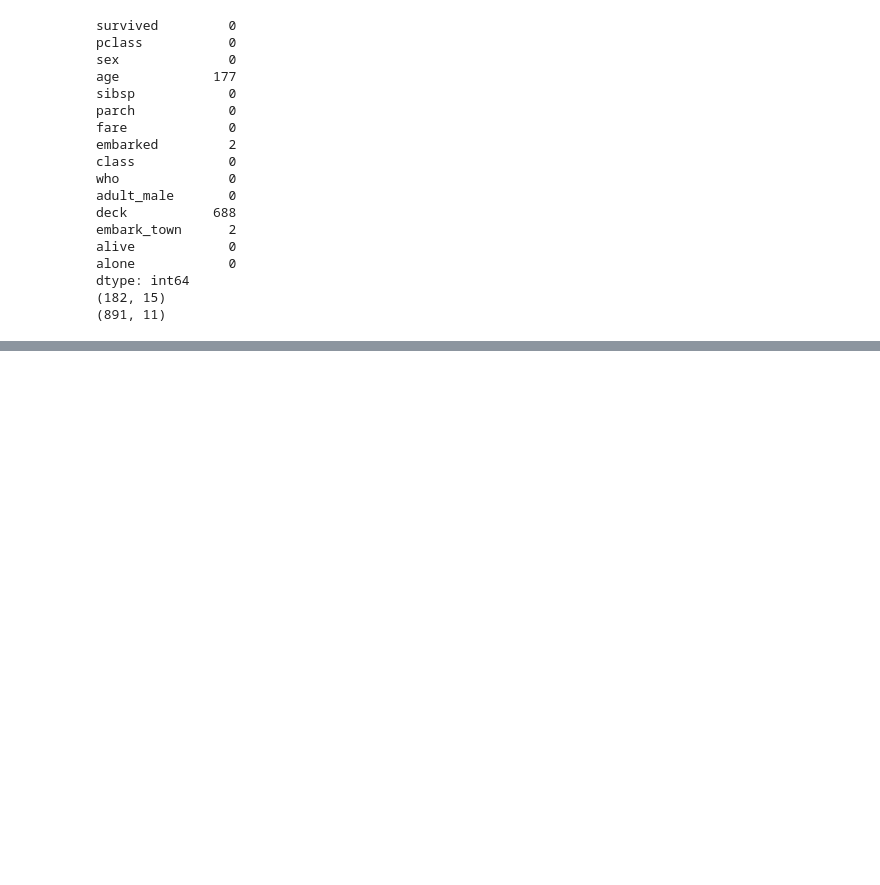
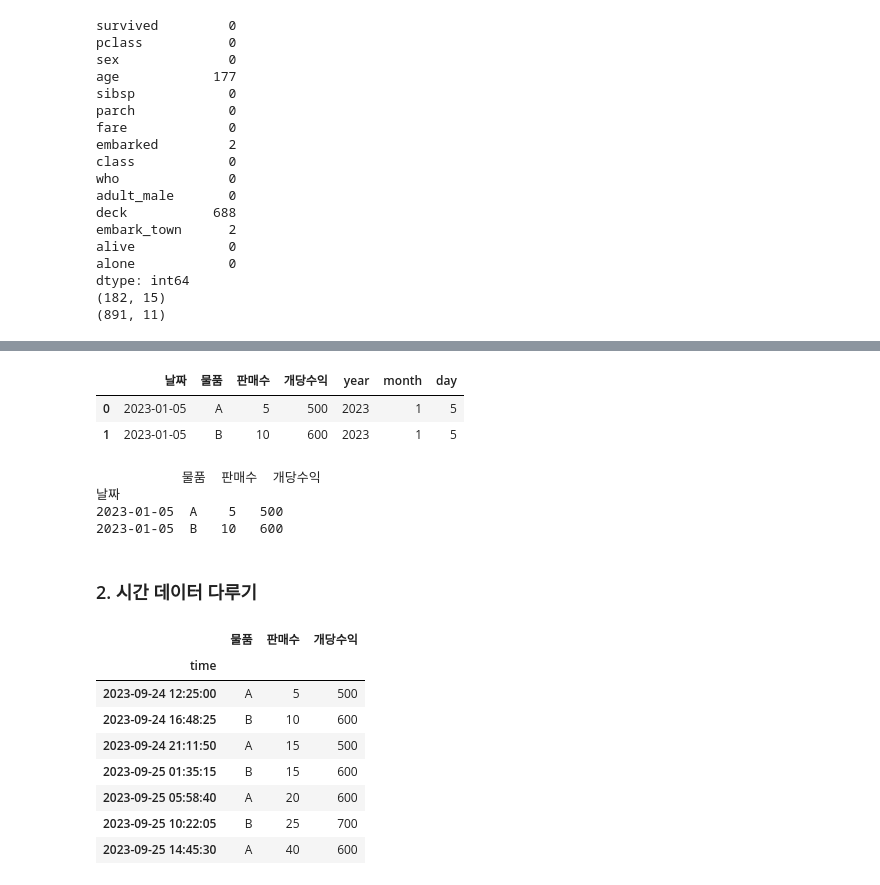
Before and after one commit to junyong1111/Bigdata, a Jupyter notebook: 실기/작업유형1/데이터다루기.ipynb, the cells around one changed output, grey strips where cells are left out. Drawn from its saved outputs; the diff is of its cells as text; code cells hidden in the pictures; blank space fills up the shorter version.

```diff
--- a/실기/작업유형1/데이터다루기.ipynb
+++ b/실기/작업유형1/데이터다루기.ipynb
@@ -404,0 +589,59 @@ dtype: int64
+# %%
+#-- 날짜 데이터를 데이터타입을 변경
+df['날짜'] =  pd.to_datetime(df['날짜'])
+#-- 년, 월, 일 데이터로 분할
+df['year'] =  df['날짜'].dt.year
+df['month'] =  df['날짜'].dt.month
+df['day'] =  df['날짜'].dt.day
+# df.head(5)
+
+#-- 날짜 구간 필터링(방법 1)
+df[df['날짜'].between('2023-01-01', '2023-01-31')]
+# %% [output]
+|  | 날짜 | 물품 | 판매수 | 개당수익 | year | month | day |
+| 0 | 2023-01-05 | A | 5 | 500 | 2023 | 1 | 5 |
+| 1 | 2023-01-05 | B | 10 | 600 | 2023 | 1 | 5 |
+# %%
+#-- 날짜 구간 필터링(방법 2)
+#-- 임의의 날짜 데이터 생성
+df = pd.DataFrame({
+    '날짜':['20230105', '20230105', '20230223', '20230223', '20230312', '20230422', '20230511'],
+    '물품':['A', 'B', 'A', 'B', 'A', 'B', 'A'],
+    '판매수' :[5, 10, 15, 15, 20, 25, 40],
+    '개당수익' : [500, 600, 500, 600, 600, 700, 600]
+  })
+
+df['날짜'] =  pd.to_datetime(df['날짜'])
+df = df.set_index('날짜', drop = True) #-- Drop = True(디폴트) 해당 변수를 제거
+# df
+print(df.loc["2023-01-05": "2023-01-31"])
+# %% [output]
+           물품  판매수  개당수익
+날짜
+2023-01-05  A    5   500
+2023-01-05  B   10   600
+# %% [markdown]
+### 2. 시간 데이터 다루기
+# %%
+#-- 임의의 시간 데이터 생성
+df = pd.DataFrame({
+    '물품':['A', 'B', 'A', 'B', 'A', 'B', 'A'],
+    '판매수' :[5, 10, 15, 15, 20, 25, 40],
+    '개당수익' : [500, 600, 500, 600, 600, 700, 600]
+  })
+
+time = pd.date_range('2023-09-24 12:25:00' ,'2023-09-25 14:45:30', periods = 7)
+df['time'] = time
+df = df [['time', '물품', '판매수', '개당수익']] #-- 위치 재정렬
+
+df = df.set_index('time') #-- time으로 인덱스 설정
+# %% [output]
+|  | 물품 | 판매수 | 개당수익 |
+| time |  |  |  |
+| 2023-09-24 12:25:00 | A | 5 | 500 |
+| 2023-09-24 16:48:25 | B | 10 | 600 |
+| 2023-09-24 21:11:50 | A | 15 | 500 |
+| 2023-09-25 01:35:15 | B | 15 | 600 |
+| 2023-09-25 05:58:40 | A | 20 | 600 |
+| 2023-09-25 10:22:05 | B | 25 | 700 |
+| 2023-09-25 14:45:30 | A | 40 | 600 |
```
Also changed, not shown: parts of 31 cells of this notebook, 3 other files.
